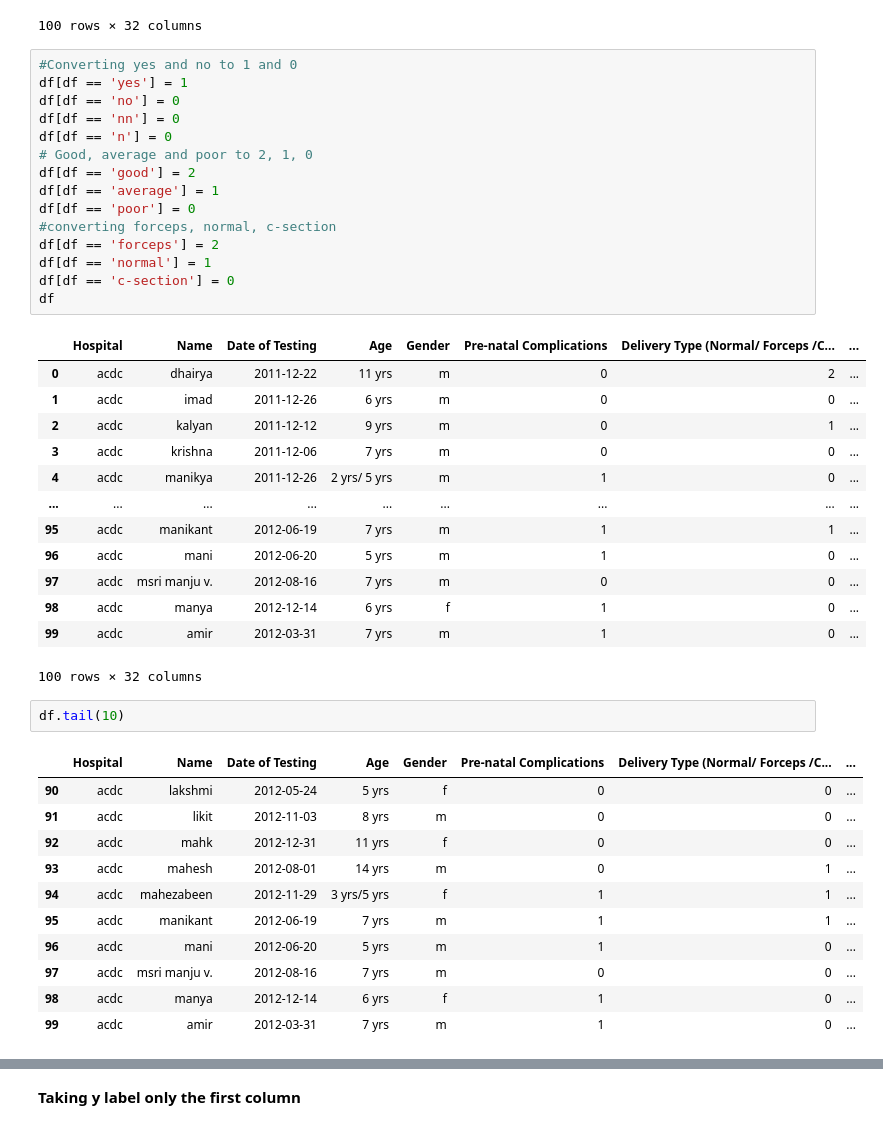
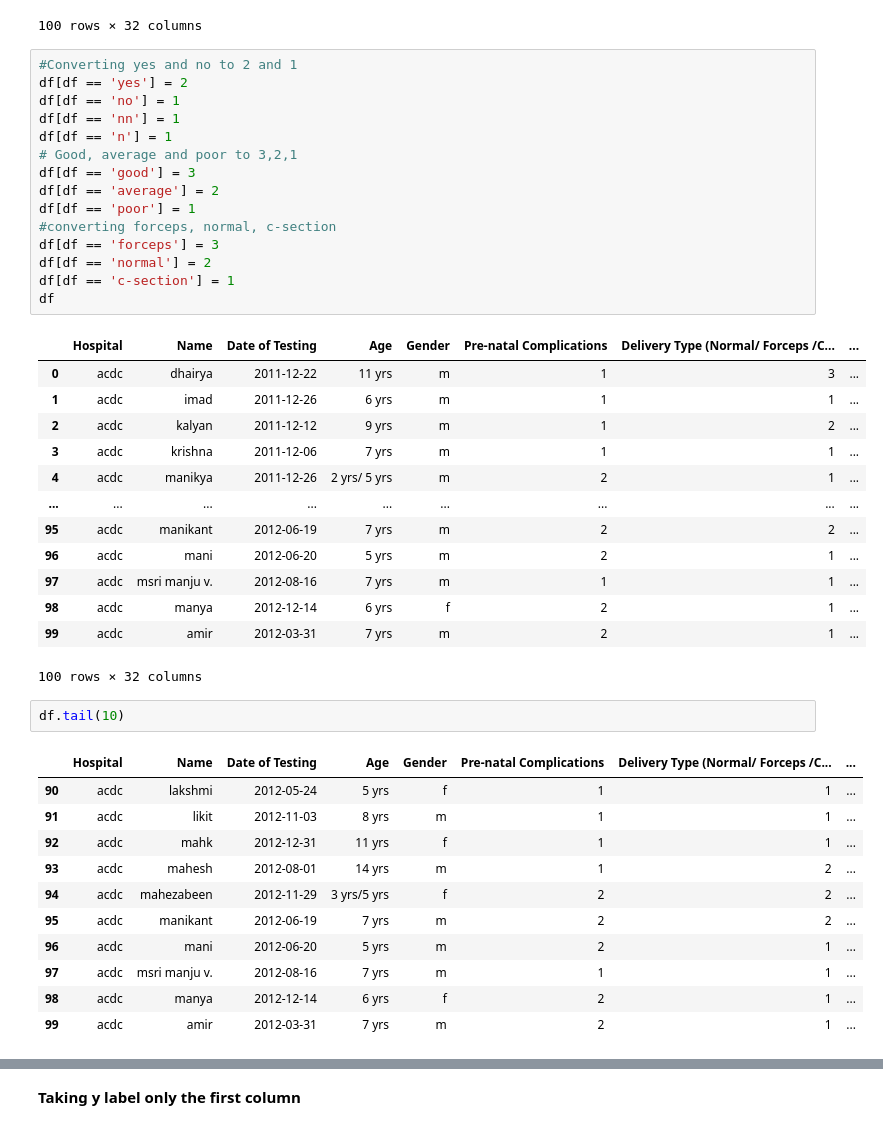
Before and after one commit to utkarsh0702/Projects, a Jupyter notebook: Milestone_Prediction.ipynb, the cells around one changed output, grey strips where cells are left out. Cells and saved outputs as stored; diff of their text form.

```diff
--- a/Milestone_Prediction.ipynb
+++ b/Milestone_Prediction.ipynb
@@ -45,47 +45,47 @@ df
 | 99 | acdc | amir | 2012-03-31 | 7 yrs | m | yes | c-section | ... |
 100 rows × 32 columns
 # %%
-#Converting yes and no to 1 and 0
-df[df == 'yes'] = 1
-df[df == 'no'] = 0
-df[df == 'nn'] = 0
-df[df == 'n'] = 0
-# Good, average and poor to 2, 1, 0
-df[df == 'good'] = 2
-df[df == 'average'] = 1
-df[df == 'poor'] = 0
+#Converting yes and no to 2 and 1
+df[df == 'yes'] = 2
+df[df == 'no'] = 1
+df[df == 'nn'] = 1
+df[df == 'n'] = 1
+# Good, average and poor to 3,2,1
+df[df == 'good'] = 3
+df[df == 'average'] = 2
+df[df == 'poor'] = 1
 #converting forceps, normal, c-section
-df[df == 'forceps'] = 2
-df[df == 'normal'] = 1
-df[df == 'c-section'] = 0
+df[df == 'forceps'] = 3
+df[df == 'normal'] = 2
+df[df == 'c-section'] = 1
 df
 # %% [output]
 |  | Hospital | Name | Date of Testing | Age | Gender | Pre-natal Complications | Delivery Type (Normal/ Forceps /C... | ... |
-| 0 | acdc | dhairya | 2011-12-22 | 11 yrs | m | 0 | 2 | ... |
-| 1 | acdc | imad | 2011-12-26 | 6 yrs | m | 0 | 0 | ... |
-| 2 | acdc | kalyan | 2011-12-12 | 9 yrs | m | 0 | 1 | ... |
-| 3 | acdc | krishna | 2011-12-06 | 7 yrs | m | 0 | 0 | ... |
-| 4 | acdc | manikya | 2011-12-26 | 2 yrs/ 5 yrs | m | 1 | 0 | ... |
+| 0 | acdc | dhairya | 2011-12-22 | 11 yrs | m | 1 | 3 | ... |
+| 1 | acdc | imad | 2011-12-26 | 6 yrs | m | 1 | 1 | ... |
+| 2 | acdc | kalyan | 2011-12-12 | 9 yrs | m | 1 | 2 | ... |
+| 3 | acdc | krishna | 2011-12-06 | 7 yrs | m | 1 | 1 | ... |
+| 4 | acdc | manikya | 2011-12-26 | 2 yrs/ 5 yrs | m | 2 | 1 | ... |
 | ... | ... | ... | ... | ... | ... | ... | ... | ... |
-| 95 | acdc | manikant | 2012-06-19 | 7 yrs | m | 1 | 1 | ... |
-| 96 | acdc | mani | 2012-06-20 | 5 yrs | m | 1 | 0 | ... |
-| 97 | acdc | msri manju v. | 2012-08-16 | 7 yrs | m | 0 | 0 | ... |
-| 98 | acdc | manya | 2012-12-14 | 6 yrs | f | 1 | 0 | ... |
-| 99 | acdc | amir | 2012-03-31 | 7 yrs | m | 1 | 0 | ... |
+| 95 | acdc | manikant | 2012-06-19 | 7 yrs | m | 2 | 2 | ... |
+| 96 | acdc | mani | 2012-06-20 | 5 yrs | m | 2 | 1 | ... |
+| 97 | acdc | msri manju v. | 2012-08-16 | 7 yrs | m | 1 | 1 | ... |
+| 98 | acdc | manya | 2012-12-14 | 6 yrs | f | 2 | 1 | ... |
+| 99 | acdc | amir | 2012-03-31 | 7 yrs | m | 2 | 1 | ... |
 100 rows × 32 columns
 # %%
 df.tail(10)
 # %% [output]
 |  | Hospital | Name | Date of Testing | Age | Gender | Pre-natal Complications | Delivery Type (Normal/ Forceps /C... | ... |
-| 90 | acdc | lakshmi | 2012-05-24 | 5 yrs | f | 0 | 0 | ... |
-| 91 | acdc | likit | 2012-11-03 | 8 yrs | m | 0 | 0 | ... |
-| 92 | acdc | mahk | 2012-12-31 | 11 yrs | f | 0 | 0 | ... |
-| 93 | acdc | mahesh | 2012-08-01 | 14 yrs | m | 0 | 1 | ... |
-| 94 | acdc | mahezabeen | 2012-11-29 | 3 yrs/5 yrs | f | 1 | 1 | ... |
-| 95 | acdc | manikant | 2012-06-19 | 7 yrs | m | 1 | 1 | ... |
-| 96 | acdc | mani | 2012-06-20 | 5 yrs | m | 1 | 0 | ... |
-| 97 | acdc | msri manju v. | 2012-08-16 | 7 yrs | m | 0 | 0 | ... |
-| 98 | acdc | manya | 2012-12-14 | 6 yrs | f | 1 | 0 | ... |
-| 99 | acdc | amir | 2012-03-31 | 7 yrs | m | 1 | 0 | ... |
+| 90 | acdc | lakshmi | 2012-05-24 | 5 yrs | f | 1 | 1 | ... |
+| 91 | acdc | likit | 2012-11-03 | 8 yrs | m | 1 | 1 | ... |
+| 92 | acdc | mahk | 2012-12-31 | 11 yrs | f | 1 | 1 | ... |
+| 93 | acdc | mahesh | 2012-08-01 | 14 yrs | m | 1 | 2 | ... |
+| 94 | acdc | mahezabeen | 2012-11-29 | 3 yrs/5 yrs | f | 2 | 2 | ... |
+| 95 | acdc | manikant | 2012-06-19 | 7 yrs | m | 2 | 2 | ... |
+| 96 | acdc | mani | 2012-06-20 | 5 yrs | m | 2 | 1 | ... |
+| 97 | acdc | msri manju v. | 2012-08-16 | 7 yrs | m | 1 | 1 | ... |
+| 98 | acdc | manya | 2012-12-14 | 6 yrs | f | 2 | 1 | ... |
+| 99 | acdc | amir | 2012-03-31 | 7 yrs | m | 2 | 1 | ... |
 # %%
 x_data= df.iloc[:,5:21]
```
Also changed, not shown: parts of 12 cells of this notebook.
